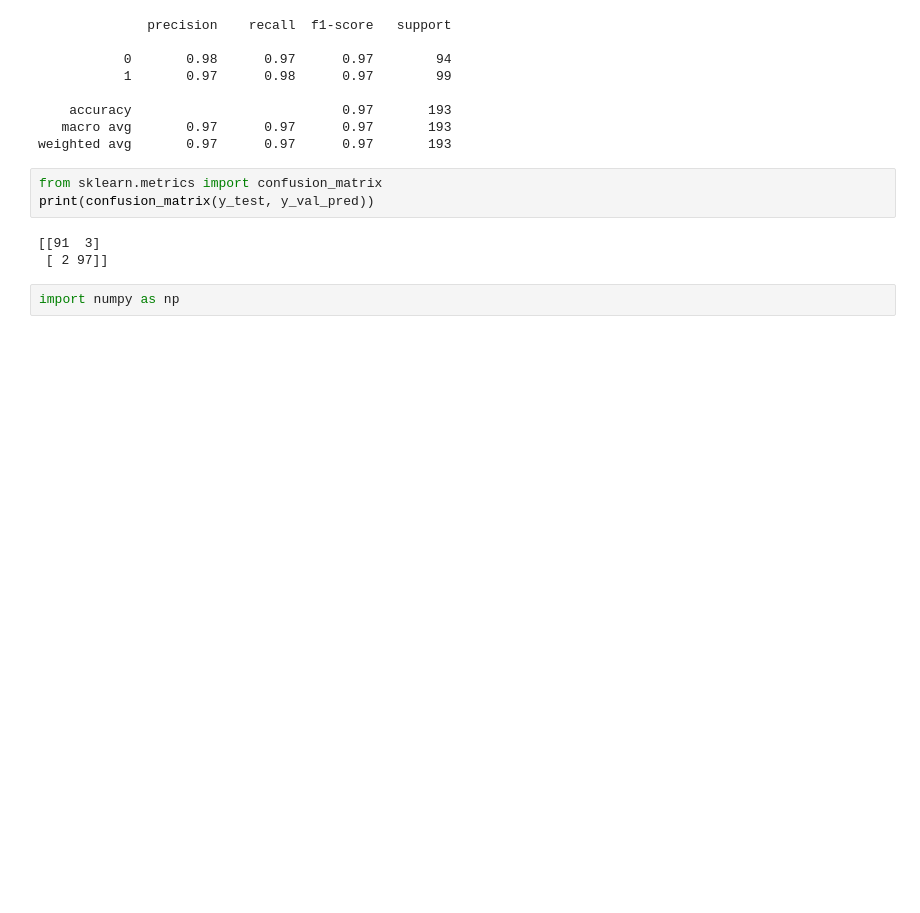
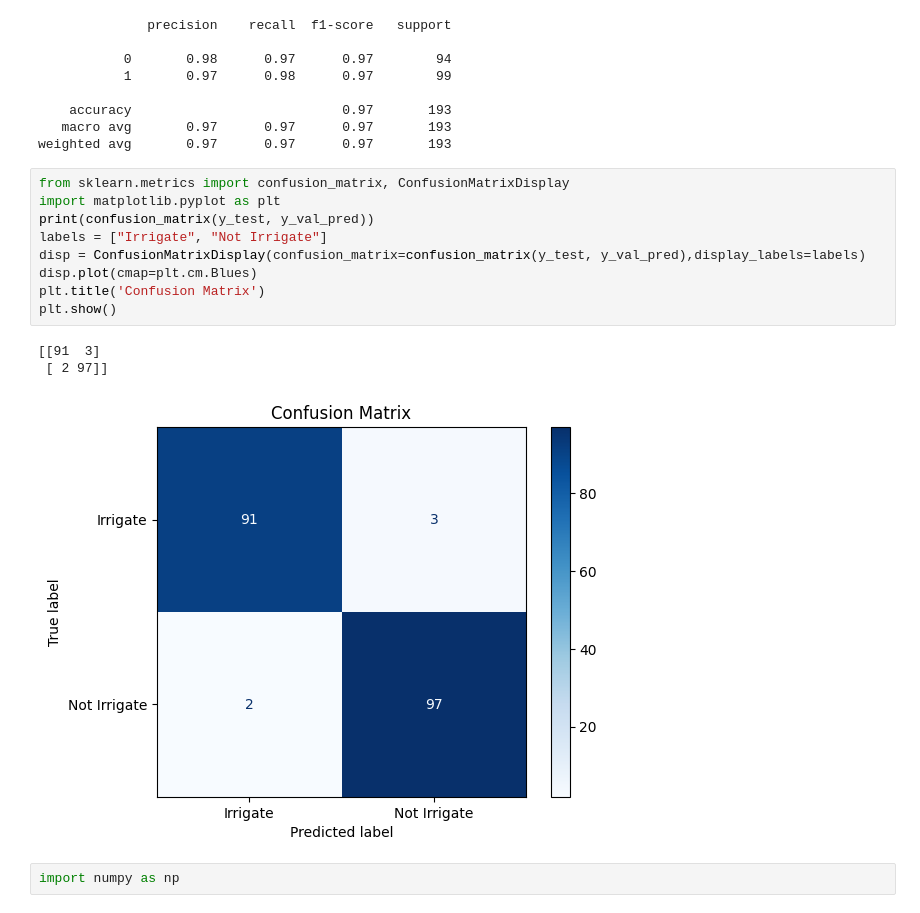
Before and after one commit to Dinithiii04/AgriLak, a Jupyter notebook: notebooks/Irrigation_model_traning.ipynb, the cells around one changed output. Saved outputs shown, nothing was run; the diff lists cells and outputs as text; blank space fills up the shorter version.

Commit message:
plotted the confusion matrix by using ConfusionMatrixDisplay

```diff
--- a/notebooks/Irrigation_model_traning.ipynb
+++ b/notebooks/Irrigation_model_traning.ipynb
@@ -84,12 +84,19 @@ print(classification_report(y_test,y_val_pred))
     accuracy                           0.97       193
    macro avg       0.97      0.97      0.97       193
 weighted avg       0.97      0.97      0.97       193
-# %%
-from sklearn.metrics import confusion_matrix
-print(confusion_matrix(y_test, y_val_pred))
-# %% [output]
-[[91  3]
- [ 2 97]]
+# %%
+from sklearn.metrics import confusion_matrix, ConfusionMatrixDisplay
+import matplotlib.pyplot as plt
+print(confusion_matrix(y_test, y_val_pred))
+labels = ["Irrigate", "Not Irrigate"]
+disp = ConfusionMatrixDisplay(confusion_matrix=confusion_matrix(y_test, y_val_pred),display_labels=labels)
+disp.plot(cmap=plt.cm.Blues)
+plt.title('Confusion Matrix')
+plt.show()
+# %% [output]
+[[91  3]
+ [ 2 97]]
+[figure, added]
 # %%
 import numpy as np
 # %%
```
Also changed, not shown: parts of 8 cells of this notebook.
